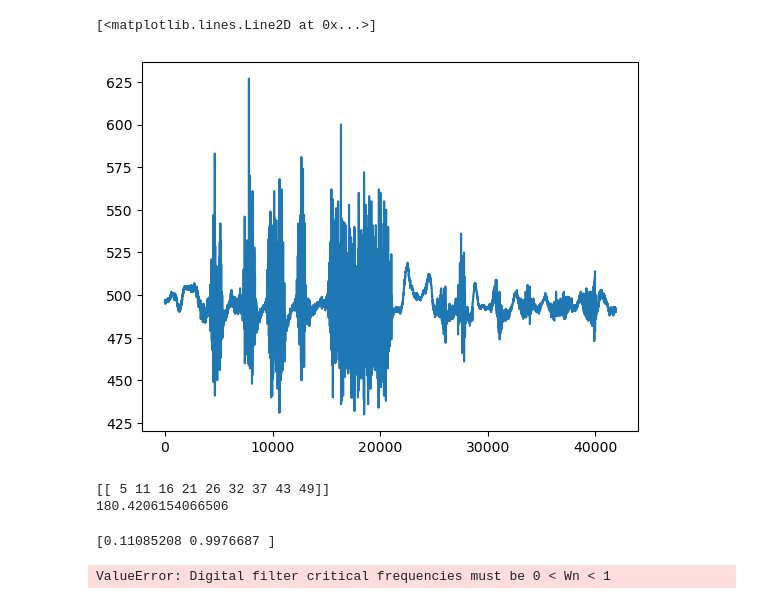
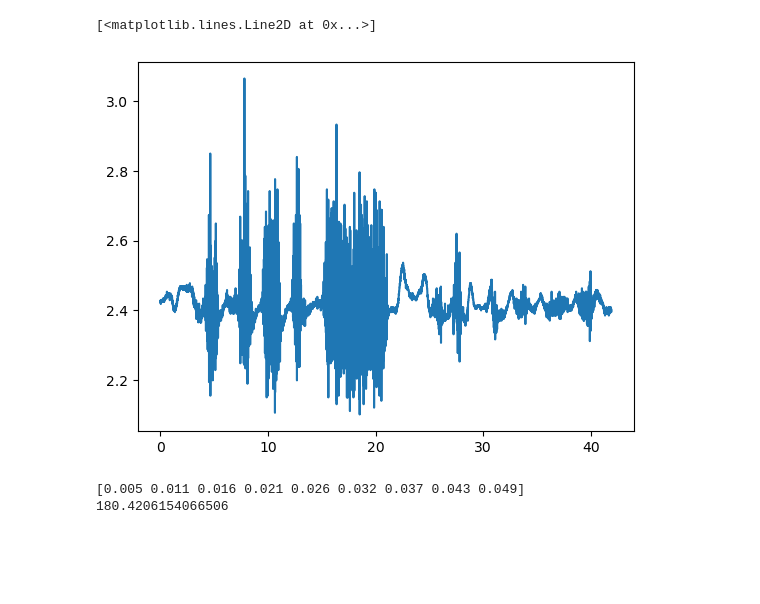
Before and after one commit to zoufaond/Arduino, a Jupyter notebook: EMG/Untitled.ipynb, the cells around one changed output. Saved outputs shown, nothing was run; the diff lists cells and outputs as text; code cells hidden in the pictures; blank space fills up the shorter version.

```diff
--- a/EMG/Untitled.ipynb
+++ b/EMG/Untitled.ipynb
@@ -1,30 +11,21 @@
 # %%
 import pandas as pd
 import numpy as np
+import time as tt
 import matplotlib.pyplot as plt
 
 data = pd.read_csv('raw3.txt', header = None)
-data = data.to_numpy()
-time = data[0::2]
-raw_emg = data[1::2]
+data = data.to_numpy().astype(float)
+time = np.squeeze(data[0::2]*1e-3,axis=1)
+raw_emg = np.squeeze(data[1::2]*(5/1023),axis=1)
 
 plt.plot(time,raw_emg)
 # %% [output]
 [<matplotlib.lines.Line2D at 0x...>]
-[figure, old version]
+[figure, new version]
 # %%
-print(time[1:10].T)
-print(1/np.mean(np.diff(time.T*1e-3)))
+print(time[1:10])
+print(1/np.mean(np.diff(time, axis=0)))
 # %% [output]
-[[ 5 11 16 21 26 32 37 43 49]]
+[0.005 0.011 0.016 0.021 0.026 0.032 0.037 0.043 0.049]
 180.4206154066506
-# %%
-# band-pass Butterworth filter
-from scipy.signal import butter, filtfilt
-freq = 1/np.mean(np.diff(time.T*1e-3))
-print(([10, 90]/(freq/2)))
-b, a = butter(2, ([10, 400]/(freq/2)), btype = 'bandpass')
-# dataf = filtfilt(b, a, raw_emg)
-# %% [output]
-[0.11085208 0.9976687 ]
-ValueError: Digital filter critical frequencies must be 0 < Wn < 1
```
Also changed, not shown: parts of 9 cells of this notebook, 1 other file.
